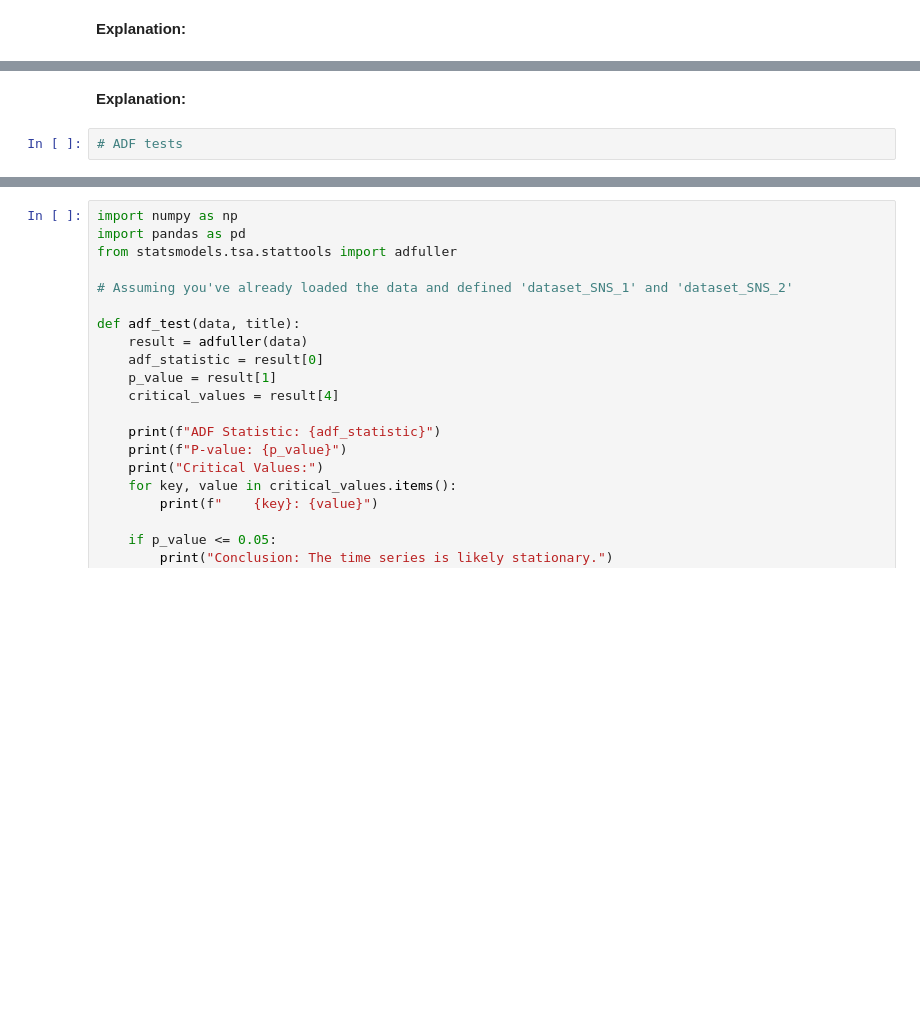
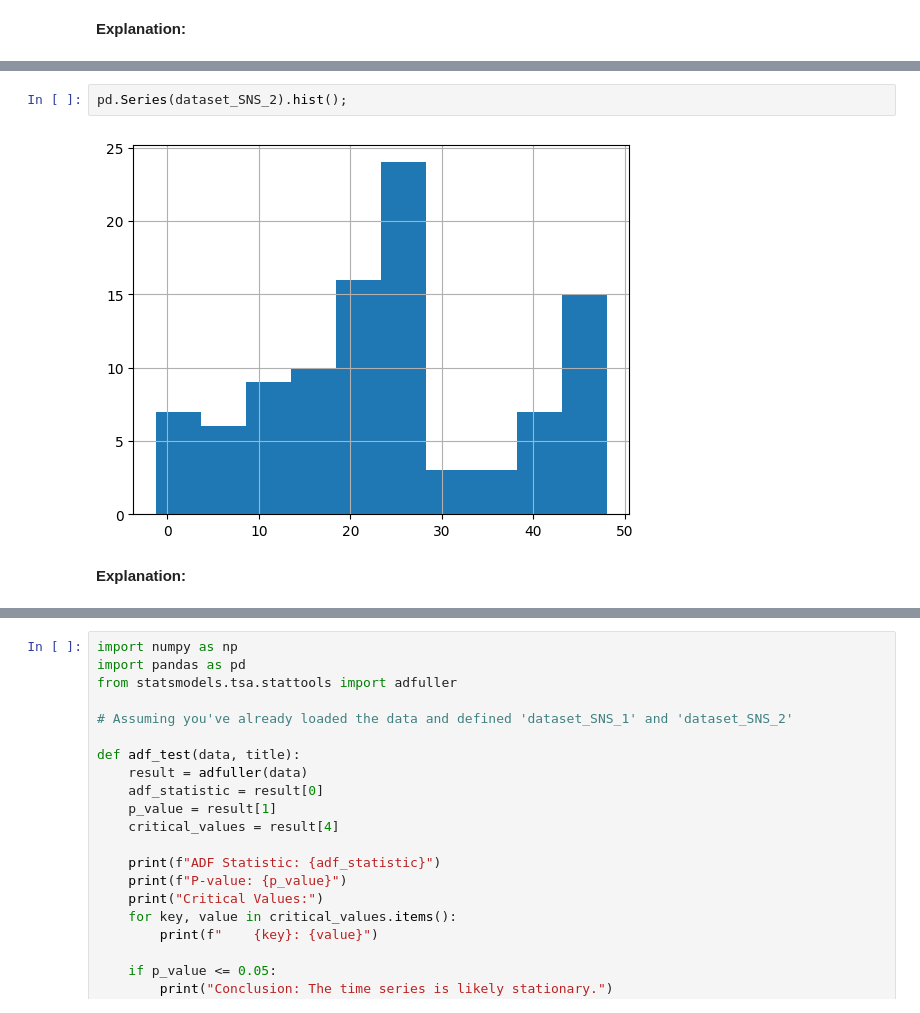
Before and after one commit to jvtaylar-cpe/SpecialTopicsDS, a Jupyter notebook: Module 2/Notebooks/Introduction_to_Stationarity_student.ipynb, the cells around one changed output, grey strips where cells are left out. Cells and saved outputs as stored; diff of their text form; blank space fills up the shorter version.

```diff
--- a/Module 2/Notebooks/Introduction_to_Stationarity_student.ipynb
+++ b/Module 2/Notebooks/Introduction_to_Stationarity_student.ipynb
@@ -399,4 +463,6 @@ Think back to the two datasets from Exercise #1. You should have the tools to an
+# %%
+pd.Series(dataset_SNS_2).hist();
+# %% [output]
+[figure, added]
 # %% [markdown]
 **Explanation:**
-# %%
-# ADF tests
```
Also changed, not shown: parts of 23 cells of this notebook, 9 other files.
